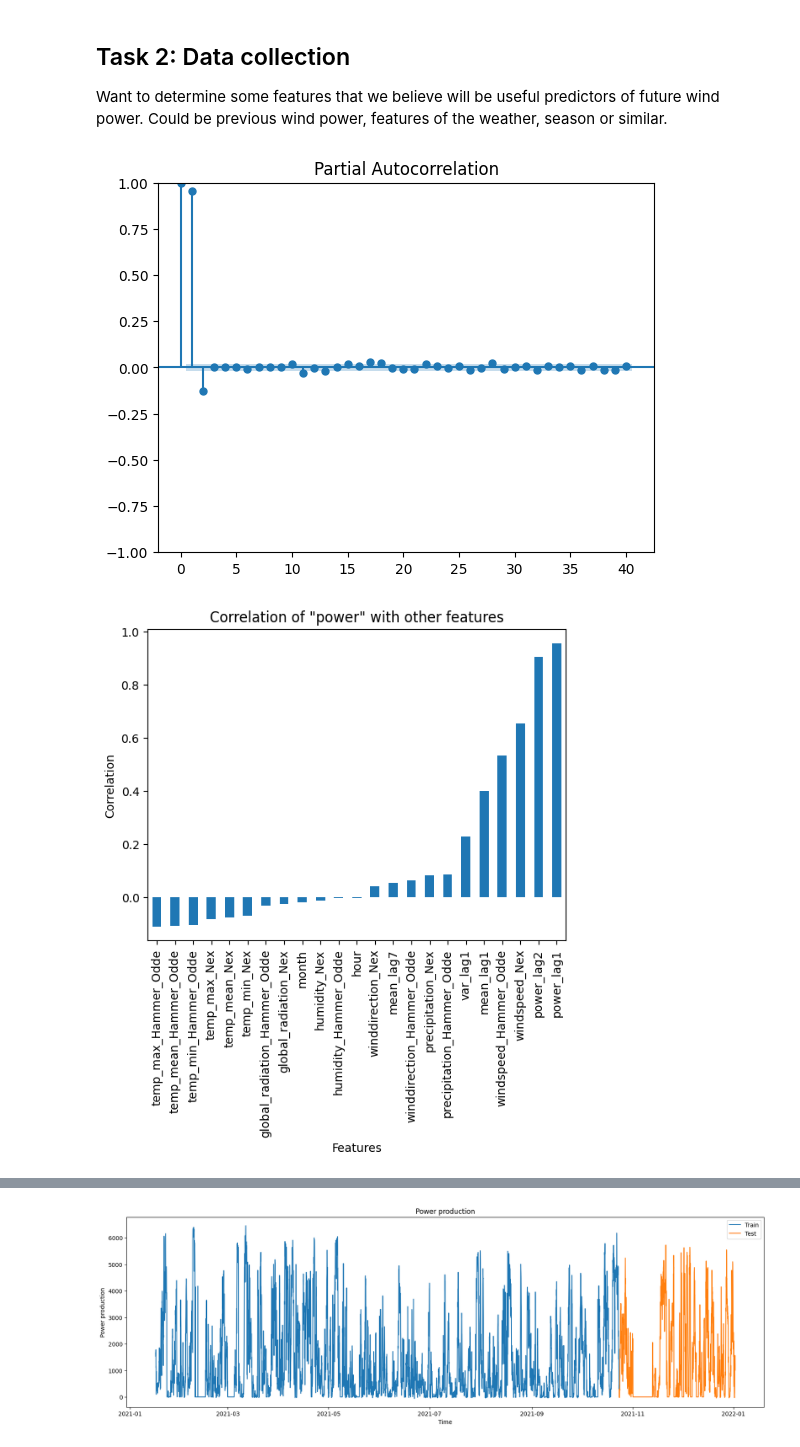
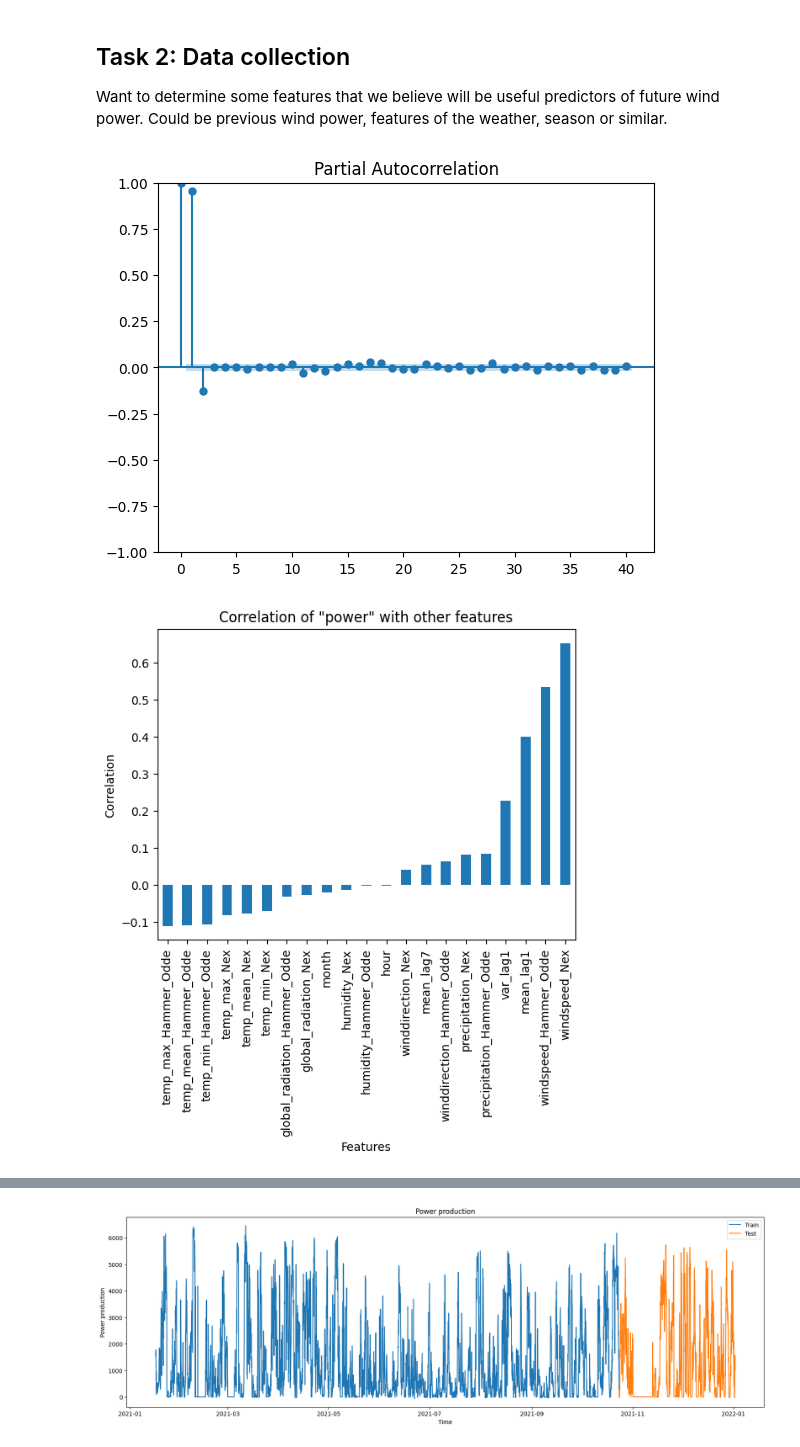
Before and after one commit to JacobSkaarup/46765_assignment1, a Jupyter notebook: main.ipynb, the cells around one changed output, grey strips where cells are left out. Drawn from its saved outputs; the diff is of its cells as text; code cells hidden in the pictures.

Commit message:
Fixed some bugs, added plots to see whats going on, added alternative opt model

```diff
--- a/main.ipynb
+++ b/main.ipynb
@@ -157,41 +158,41 @@ plt.show()
 
 ### Add more potential features ###
 # Add lagged power production as features. Are we allowed to use this?
-data['power_lag1'] = data['power'].shift(1)
-data['power_lag2'] = data['power'].shift(2)
+#data['power_lag1'] = data['power'].shift(1)
+#data['power_lag2'] = data['power'].shift(2)
 
 # Add hour, day and month as features. Might test later with one-hot encoding
 data['hour'] = data.index.hour
 data['month'] = data.index.month
 
 # Add mean power production the day before as feature
 daily_mean_power = data['power'].resample('D').mean()
 mean_lag1 = daily_mean_power.shift(1)
 data['mean_lag1'] = data.index.normalize().map(mean_lag1)
 
 # Add variance of power production the day before as feature
 daily_var_power = data['power'].resample('D').var()
 var_lag1 = daily_var_power.shift(1)
 data['var_lag1'] = data.index.normalize().map(var_lag1)
 
 # Add mean power production the week before as feature
 weekly_mean_power = data['power'].resample('W').mean()
 mean_lag7 = weekly_mean_power.shift(1)
 data['mean_lag7'] = data.index.normalize().map(mean_lag7)
 
 # Interpolate missing values
 data = data.interpolate()
 
 # Check correlation between features
 data.corr().iloc[1:, 0].sort_values().plot(kind='bar')
 plt.title('Correlation of "power" with other features')
 plt.xlabel('Features')
 plt.ylabel('Correlation')
 plt.xticks(rotation=90)
 plt.show()
 # %% [output]
 [figure]
-[figure, old version]
+[figure, new version]
 # %%
 # Look closer at features with high correlation
 # Show scatter plots matrix of features with correlation > 0.2
```
Also changed, not shown: parts of 15 cells of this notebook, 1 other file.
